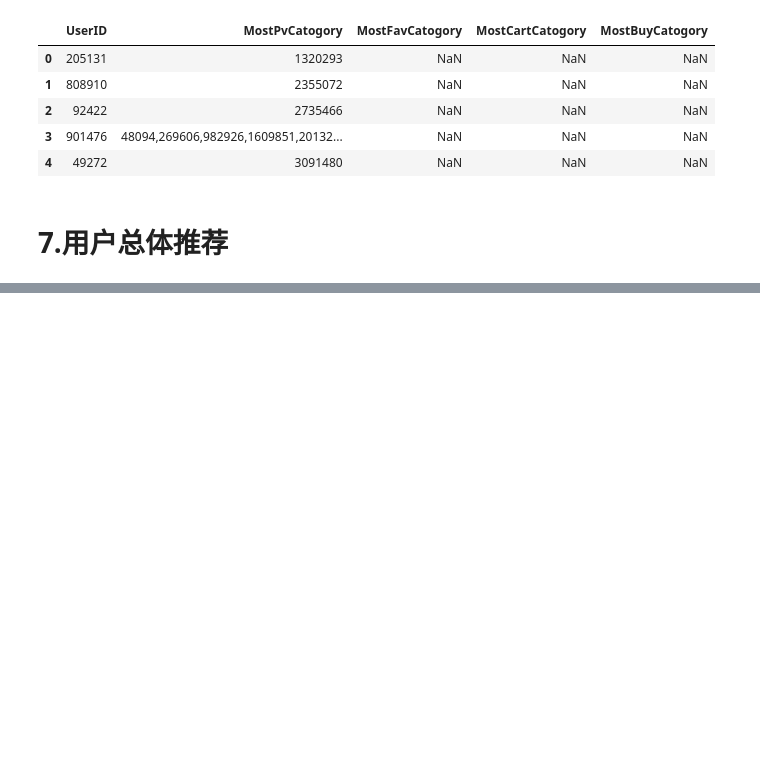
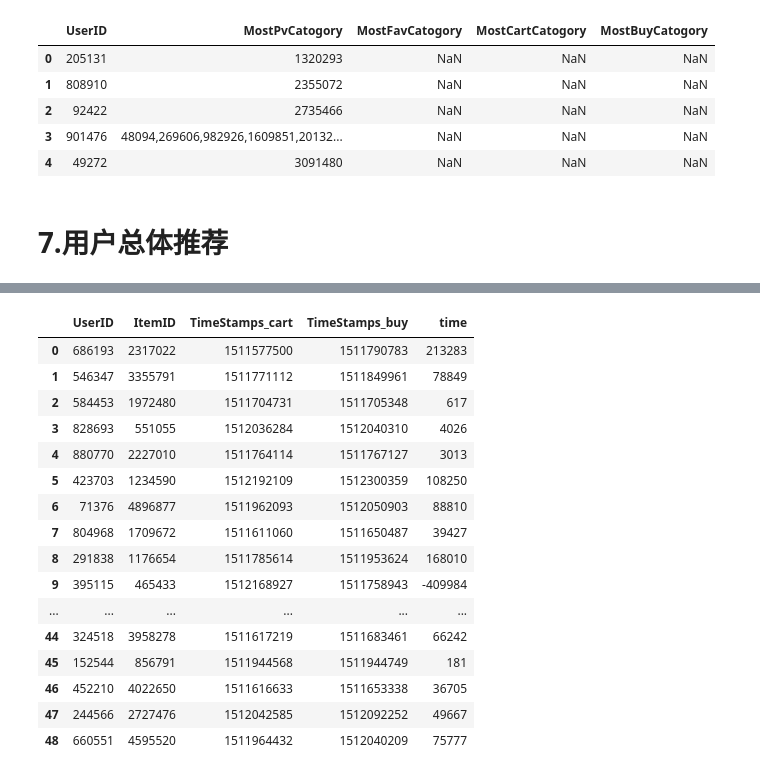
Before and after one commit to Yhcrown/CS306-Data-minning-project, a Jupyter notebook: src/project.ipynb, the cells around one changed output, grey strips where cells are left out. Cells and saved outputs as stored; diff of their text form; code cells hidden in the pictures; blank space fills up the shorter version.

```diff
--- a/src/project.ipynb
+++ b/src/project.ipynb
@@ -241,0 +242,28 @@ df_user.head()
+# %%
+# find the avarage time to buy items from cart to buy
+df_pv = df_Second.loc[df_Second['BehaviorType']=='pv',['UserID','ItemID','TimeStamps']]
+df_fav = df_Second.loc[df_Second['BehaviorType']=='fav',['UserID','ItemID','TimeStamps']]
+df_cart = df_Second.loc[df_Second['BehaviorType']=='cart',['UserID','ItemID','TimeStamps']]
+df_buy = df_Second.loc[df_Second['BehaviorType']=='buy',['UserID','ItemID','TimeStamps']]
+
+buy_cart=pd.merge(df_cart,df_buy,how='inner',on=['UserID','ItemID'],suffixes=('_cart','_buy'))
+buy_cart["time"]=buy_cart["TimeStamps_buy"]-buy_cart["TimeStamps_cart"]
+buy_cart
+# %% [output]
+|  | UserID | ItemID | TimeStamps_cart | TimeStamps_buy | time |
+| 0 | 686193 | 2317022 | 1511577500 | 1511790783 | 213283 |
+| 1 | 546347 | 3355791 | 1511771112 | 1511849961 | 78849 |
+| 2 | 584453 | 1972480 | 1511704731 | 1511705348 | 617 |
+| 3 | 828693 | 551055 | 1512036284 | 1512040310 | 4026 |
+| 4 | 880770 | 2227010 | 1511764114 | 1511767127 | 3013 |
+| 5 | 423703 | 1234590 | 1512192109 | 1512300359 | 108250 |
+| 6 | 71376 | 4896877 | 1511962093 | 1512050903 | 88810 |
+| 7 | 804968 | 1709672 | 1511611060 | 1511650487 | 39427 |
+| 8 | 291838 | 1176654 | 1511785614 | 1511953624 | 168010 |
+| 9 | 395115 | 465433 | 1512168927 | 1511758943 | -409984 |
+| ... | ... | ... | ... | ... | ... |
+| 44 | 324518 | 3958278 | 1511617219 | 1511683461 | 66242 |
+| 45 | 152544 | 856791 | 1511944568 | 1511944749 | 181 |
+| 46 | 452210 | 4022650 | 1511616633 | 1511653338 | 36705 |
+| 47 | 244566 | 2727476 | 1512042585 | 1512092252 | 49667 |
+| 48 | 660551 | 4595520 | 1511964432 | 1512040209 | 75777 |
```
Also changed, not shown: parts of 3 cells of this notebook.
